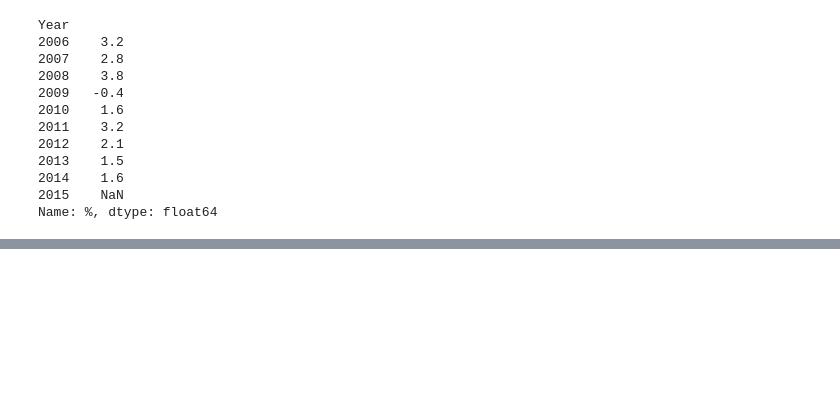
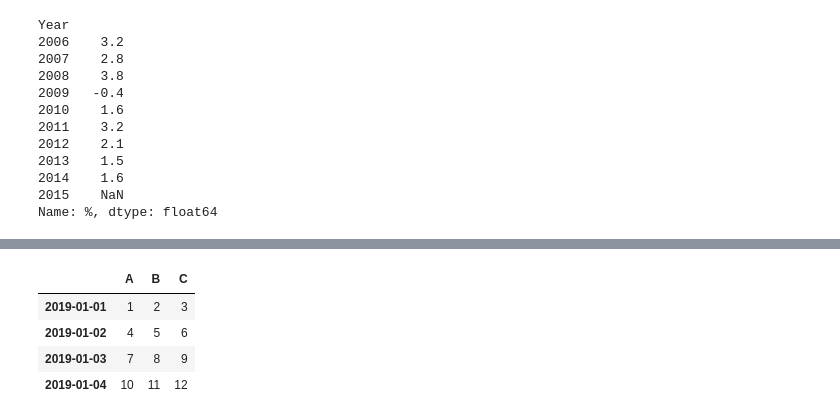
Before and after one commit to GeonKimdcu/python, a Jupyter notebook: dataMining/UNIT 31.ipynb, the cells around one changed output, grey strips where cells are left out. Saved outputs shown, nothing was run; the diff lists cells and outputs as text; code cells hidden in the pictures; blank space fills up the shorter version.

```diff
--- a/dataMining/UNIT 31.ipynb
+++ b/dataMining/UNIT 31.ipynb
@@ -226,0 +337,14 @@ Name: %, dtype: float64
+# %%
+import pandas as pd
+import numpy as np
+
+data = np.array([[1,2,3], [4,5,6], [7,8,9], [10,11,12]])
+index_data = pd.date_range('2019-01-01', periods = 4)
+columns_list = ['A', 'B', 'C']
+pd.DataFrame(data, index = index_data, columns = columns_list)
+# %% [output]
+|  | A | B | C |
+| 2019-01-01 | 1 | 2 | 3 |
+| 2019-01-02 | 4 | 5 | 6 |
+| 2019-01-03 | 7 | 8 | 9 |
+| 2019-01-04 | 10 | 11 | 12 |
```
Also changed, not shown: parts of 19 cells of this notebook, 1 other file.
